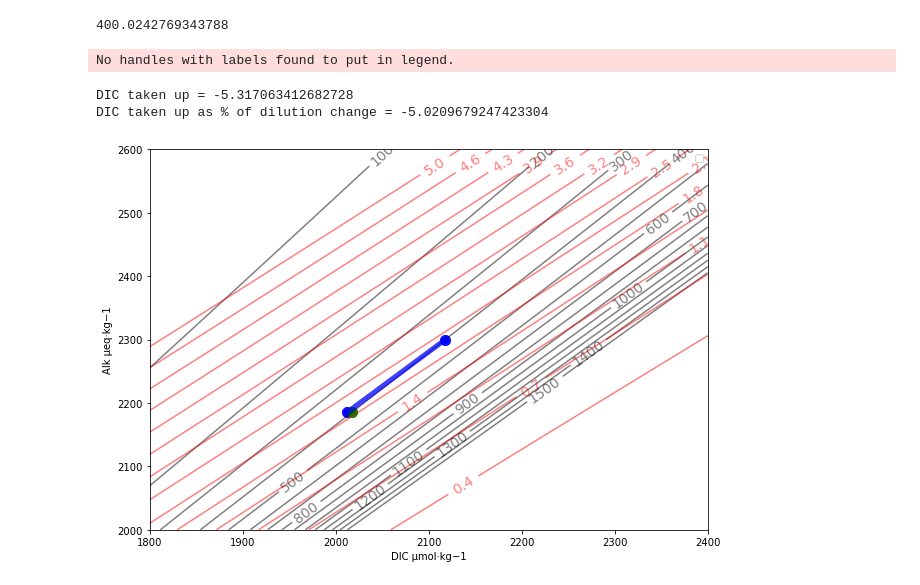
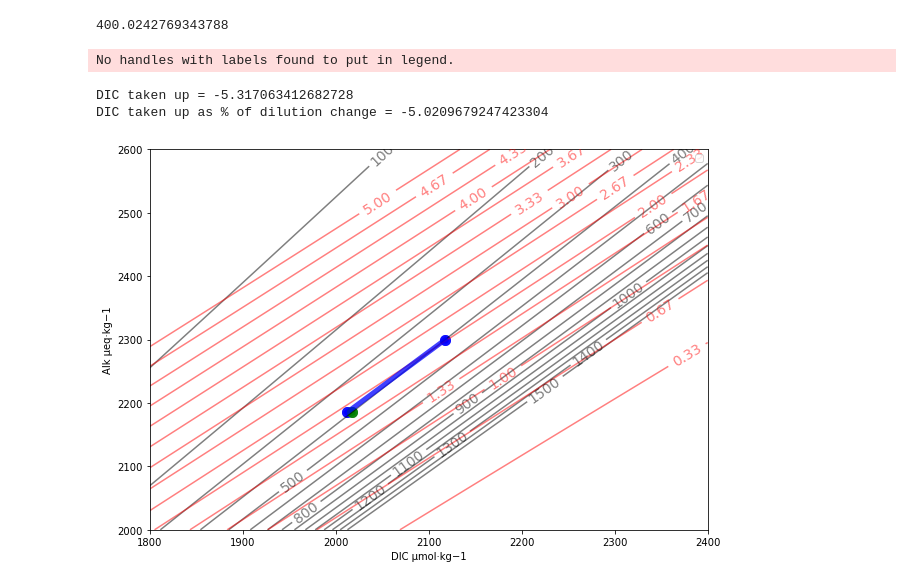
Before and after one commit to PaulHalloran/Jupiter_notebooks_halloran, a Jupyter notebook: alk_dif_co2_pco2_plots.ipynb, the cells around one changed output. Drawn from its saved outputs; the diff is of its cells as text; code cells hidden in the pictures.

```diff
--- a/alk_dif_co2_pco2_plots.ipynb
+++ b/alk_dif_co2_pco2_plots.ipynb
@@ -22,7 +22,7 @@ Pa_to_uatm = ((1.0/0.9869e-1))
 # %%
 # list(CO2dict1)
 # %%
-size = 5000
+size = 1000
 linear_alk = np.linspace(2000,2600,size)
 repetitions = size
 input_alk = np.transpose(np.tile(linear_alk, (repetitions, 1)))
@@ -109,8 +109,8 @@ vmax=1000
 CS = plt.contour(linear_dic,linear_alk,carbchem_out['pCO2out'].reshape(size, size),vmin=vmin,vmax=vmax,levels = np.linspace(100,1500,15),colors='k',alpha=0.5,lw=2,label = 'pCO2')
 plt.clabel(CS, fmt = '%2.1d', colors = 'k', fontsize=14) #contour line labels
 
-CS2 = plt.contour(linear_dic,linear_alk,carbchem_out['OmegaARout'].reshape(size, size),vmin=vmin,vmax=vmax,levels = np.linspace(0.0,5.0,15),colors='r',alpha=0.5,lw=2,label = 'Arag. sat. state')
-plt.clabel(CS2, fmt = '%2.1f', colors = 'r', fontsize=14) #contour line labels
+CS2 = plt.contour(linear_dic,linear_alk,carbchem_out['OmegaARout'].reshape(size, size),vmin=vmin,vmax=vmax,levels = np.linspace(0.0,5.0,16),colors='r',alpha=0.5,lw=2,label = 'Arag. sat. state')
+plt.clabel(CS2, fmt = '%2.2f', colors = 'r', fontsize=14) #contour line labels
 
 # CS = plt.contour(linear_dic,linear_alk,carbchem_out['OmegaCAout'].reshape(size, size),vmin=vmin,vmax=vmax,levels = np.linspace(0.0,5.0,15),colors='b',alpha=0.5,lw=2)
 # plt.clabel(CS, fmt = '%2.1f', colors = 'b', fontsize=14) #contour line labels
@@ -123,31 +123,31 @@ starting_alk_aim = 2300.0
 starting_co2_aim = 400.0
 alk_loc = np.where(linear_alk > starting_alk_aim)[0][0]
 starting_alk = linear_alk[alk_loc]
 dic_loc = np.where(carbchem_out['pCO2out'].reshape(size, size)[alk_loc,:] > starting_co2_aim)[0][0]
 starting_dic = linear_dic[dic_loc]
 starting_co2 = carbchem_out['pCO2out'].reshape(size, size)[alk_loc,dic_loc]
 fraction = 0.95
 plt.plot([starting_dic,starting_dic*fraction],[starting_alk,starting_alk*fraction],'b',lw=5,alpha=0.75)
 plt.scatter([starting_dic,starting_dic],[starting_alk,starting_alk],color='b',lw=5,alpha=0.75)
 plt.scatter([starting_dic*fraction,starting_dic*fraction],[starting_alk*fraction,starting_alk*fraction],color='b',lw=5,alpha=0.75)
 
 alk_loc2 = np.where(linear_alk > starting_alk_aim*fraction)[0][0]
 dilution_dic = starting_dic*fraction
 dic_loc2 = np.where(carbchem_out['pCO2out'].reshape(size, size)[alk_loc2,:] > starting_co2_aim)[0][0]
 ending_dic = linear_dic[dic_loc2]
 
 plt.scatter([ending_dic,ending_dic],[starting_alk*fraction,starting_alk*fraction],color='g',lw=5,alpha=0.75)
 
 plt.xlabel('DIC μmol·kg−1')
 plt.ylabel('Alk μeq·kg−1')
 plt.legend()
 
 print('DIC taken up = ' + str(dilution_dic - ending_dic))
 print('DIC taken up as % of dilution change = ' + str(100.0 * (dilution_dic - ending_dic)/(starting_dic - dilution_dic)))
 
 plt.savefig('/Users/ph290/Documents/HalloranSync/documents/figures/one_to_one_dilution.png')
 # %% [output]
 No handles with labels found to put in legend.
 DIC taken up = -5.317063412682728
 DIC taken up as % of dilution change = -5.0209679247423304
-[figure, old version]
+[figure, new version]
```
Also changed, not shown: parts of 8 cells of this notebook, 33 other files.
